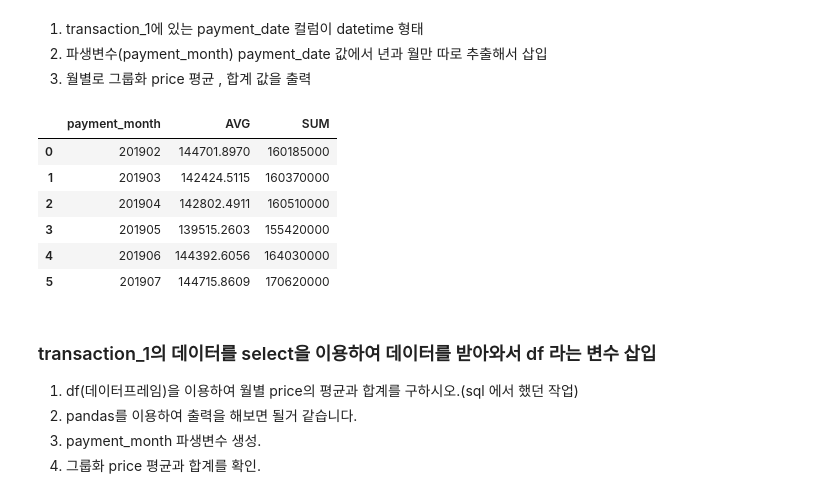
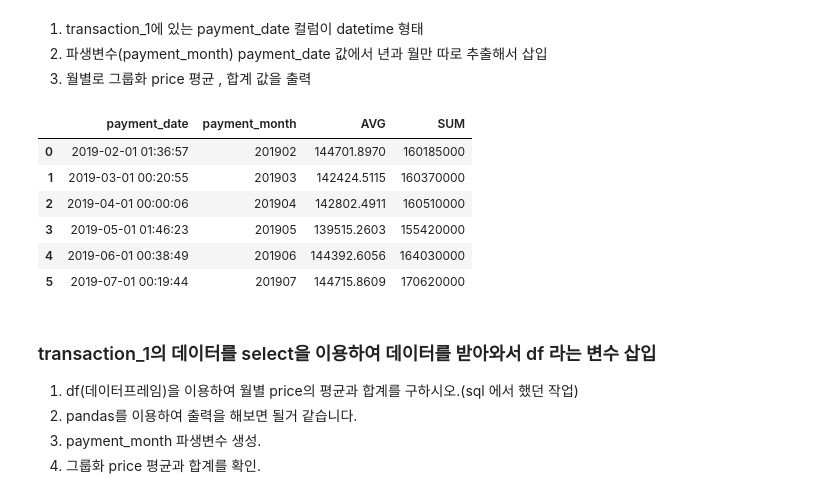
Before and after one commit to bsmoon-86/ubion-4, a Jupyter notebook: 220616/sql3.ipynb, the cells around one changed output. Saved outputs shown, nothing was run; the diff lists cells and outputs as text; code cells hidden in the pictures.

```diff
--- a/220616/sql3.ipynb
+++ b/220616/sql3.ipynb
@@ -107,21 +128,23 @@ _db.executeAll(sql)
 3. 월별로 그룹화 price 평균 , 합계 값을 출력
 # %%
 sql = """
-SELECT DATE_FORMAT(`payment_date`, '%%Y%%m') as payment_month,
+SELECT
+payment_date,
+DATE_FORMAT(`payment_date`, '%%Y%%m') as payment_month,
 AVG(`price`) as AVG,
 SUM(`price`) as SUM
 from transaction_1
 GROUP BY payment_month
 """
 _db.executeAll(sql)
 # %% [output]
-|  | payment_month | AVG | SUM |
-| 0 | 201902 | 144701.8970 | 160185000 |
-| 1 | 201903 | 142424.5115 | 160370000 |
-| 2 | 201904 | 142802.4911 | 160510000 |
-| 3 | 201905 | 139515.2603 | 155420000 |
-| 4 | 201906 | 144392.6056 | 164030000 |
-| 5 | 201907 | 144715.8609 | 170620000 |
+|  | payment_date | payment_month | AVG | SUM |
+| 0 | 2019-02-01 01:36:57 | 201902 | 144701.8970 | 160185000 |
+| 1 | 2019-03-01 00:20:55 | 201903 | 142424.5115 | 160370000 |
+| 2 | 2019-04-01 00:00:06 | 201904 | 142802.4911 | 160510000 |
+| 3 | 2019-05-01 01:46:23 | 201905 | 139515.2603 | 155420000 |
+| 4 | 2019-06-01 00:38:49 | 201906 | 144392.6056 | 164030000 |
+| 5 | 2019-07-01 00:19:44 | 201907 | 144715.8609 | 170620000 |
 # %%
 sql = """
 select * from transaction_1
```
Also changed, not shown: parts of 2 cells of this notebook, 4 other files.
